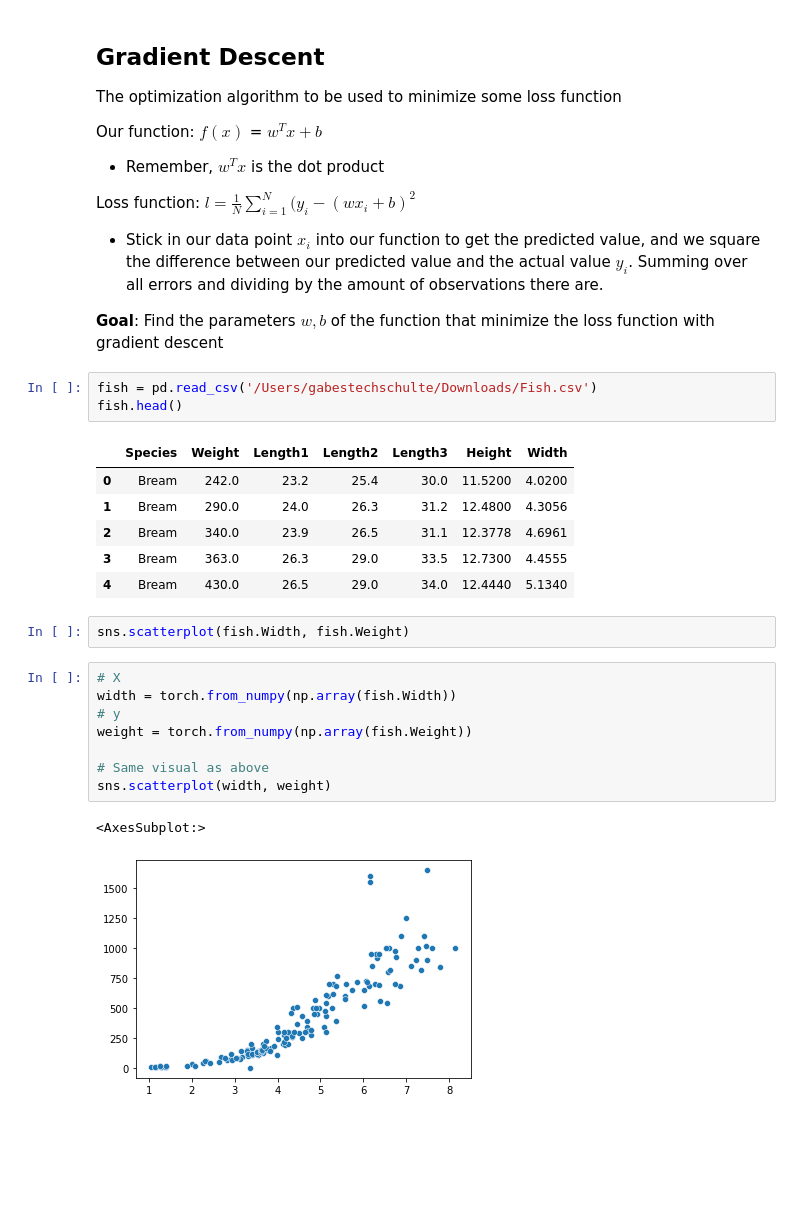
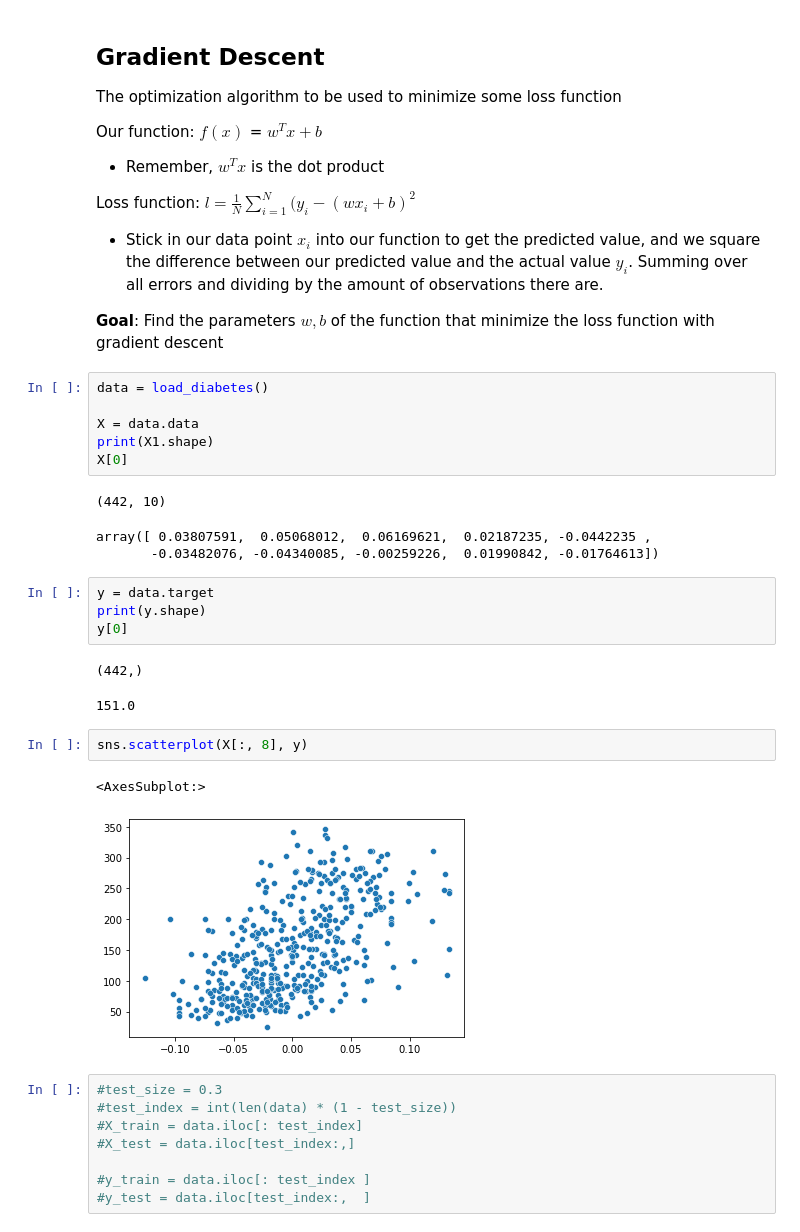
Before and after one commit to GStechschulte/autodidact, a Jupyter notebook: ML_Scratch/GradientDescent.ipynb, the cells around one changed output. Drawn from its saved outputs; the diff is of its cells as text; blank space fills up the shorter version.

```diff
--- a/ML_Scratch/GradientDescent.ipynb
+++ b/ML_Scratch/GradientDescent.ipynb
@@ -26,26 +28,33 @@ Loss function: $l = \frac{1}{N}\sum_{i=1}^N(y_i - (wx_i +b)^2$
  - Stick in our data point $x_i$ into our function to get the predicted value, and we square the difference between our predicted value and the actual value $y_i$. Summing over all errors and dividing by the amount of observations there are.
 
 **Goal**: Find the parameters $w, b$ of the function that minimize the loss function with gradient descent
-# %%
-fish = pd.read_csv('/Users/gabestechschulte/Downloads/Fish.csv')
-fish.head()
-# %% [output]
-|  | Species | Weight | Length1 | Length2 | Length3 | Height | Width |
-| 0 | Bream | 242.0 | 23.2 | 25.4 | 30.0 | 11.5200 | 4.0200 |
-| 1 | Bream | 290.0 | 24.0 | 26.3 | 31.2 | 12.4800 | 4.3056 |
-| 2 | Bream | 340.0 | 23.9 | 26.5 | 31.1 | 12.3778 | 4.6961 |
-| 3 | Bream | 363.0 | 26.3 | 29.0 | 33.5 | 12.7300 | 4.4555 |
-| 4 | Bream | 430.0 | 26.5 | 29.0 | 34.0 | 12.4440 | 5.1340 |
-# %%
-sns.scatterplot(fish.Width, fish.Weight)
-# %%
-# X
-width = torch.from_numpy(np.array(fish.Width))
-# y
-weight = torch.from_numpy(np.array(fish.Weight))
-
-# Same visual as above
-sns.scatterplot(width, weight)
-# %% [output]
-<AxesSubplot:>
-[figure, removed]
+# %%
+data = load_diabetes()
+
+X = data.data
+print(X1.shape)
+X[0]
+# %% [output]
+(442, 10)
+array([ 0.03807591,  0.05068012,  0.06169621,  0.02187235, -0.0442235 ,
+       -0.03482076, -0.04340085, -0.00259226,  0.01990842, -0.01764613])
+# %%
+y = data.target
+print(y.shape)
+y[0]
+# %% [output]
+(442,)
+151.0
+# %%
+sns.scatterplot(X[:, 8], y)
+# %% [output]
+<AxesSubplot:>
+[figure, added]
+# %%
+#test_size = 0.3
+#test_index = int(len(data) * (1 - test_size))
+#X_train = data.iloc[: test_index]
+#X_test = data.iloc[test_index:,]
+
+#y_train = data.iloc[: test_index ]
+#y_test = data.iloc[test_index:,  ]
```
Also changed, not shown: parts of 17 cells of this notebook, 8 other files.
